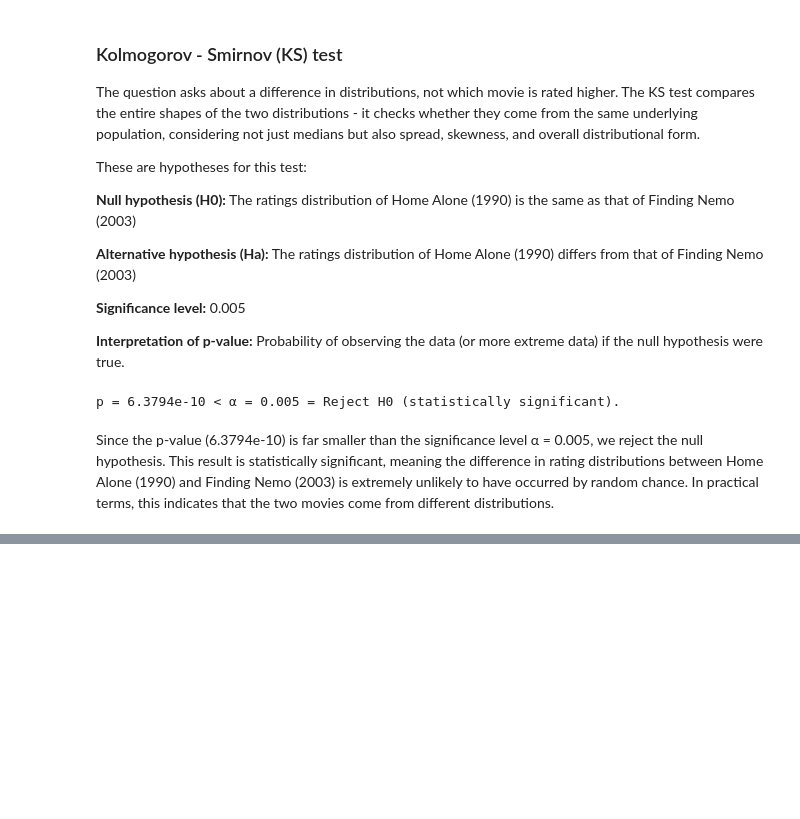
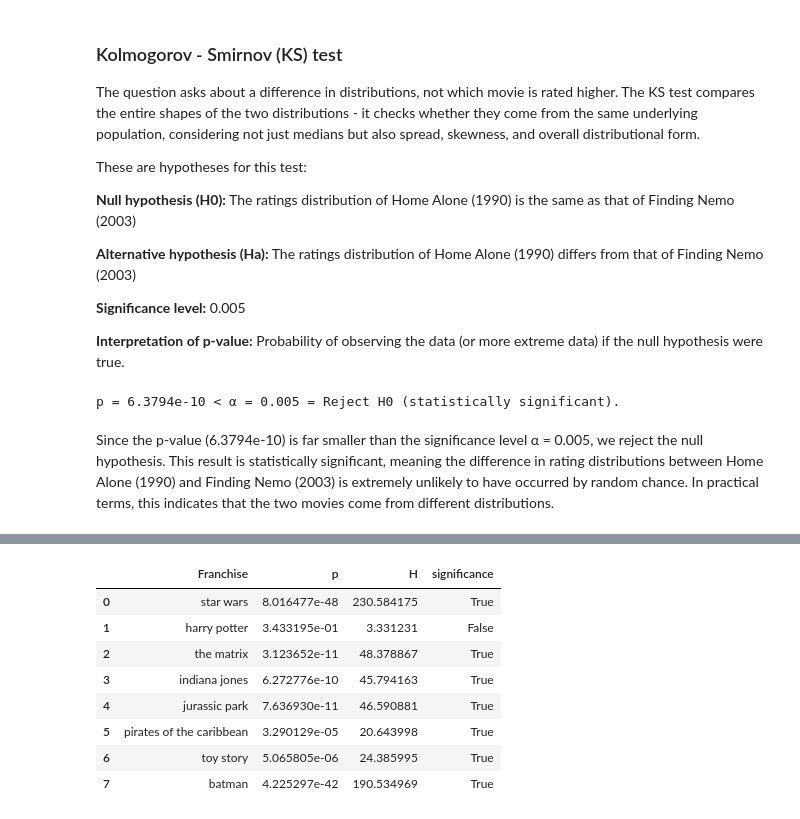
Before and after one commit to NBeibarys/Project-Hypothesis-Testing-of-MovieRatings-Using-Python, a Jupyter notebook: analyses/beibarys_questions7,8,9.ipynb, the cells around one changed output, grey strips where cells are left out. Cells and saved outputs as stored; diff of their text form; code cells hidden in the pictures; blank space fills up the shorter version.

```diff
--- a/analyses/beibarys_questions7,8,9.ipynb
+++ b/analyses/beibarys_questions7,8,9.ipynb
@@ -1743,0 +1792,36 @@ Since the p-value (6.3794e-10) is far smaller than the significance level α = 0
+# %%
+# copy the data for question 10 to avoid changes
+q10_df = df.copy()
+
+# list of franchises
+franchises = [
+    "star wars",
+    "harry potter",
+    "the matrix",
+    "indiana jones",
+    "jurassic park",
+    "pirates of the caribbean",
+    "toy story",
+    "batman"
+]
+
+# empty lists to hold analysis results
+Hvalues = []
+pvalues = []
+
+for movie_series in franchises:
+    res = franchise_analysis(q10_df, movie_series)
+    Hvalues.append(res["H"])
+    pvalues.append(res["p"])
+
+    print(f"Franchise: {movie_series} \t # of Movies: {len(res['movies'])}")
+
+# results
+df_results = pd.DataFrame({
+    "Franchise": franchises,
+    "p": pvalues,
+    "H": Hvalues,
+    #"Movies": movies_per_franchise
+})
+
+df_results["significance"] = df_results["p"] < 0.005
@@ -1743,0 +1837,13 @@ Since the p-value (6.3794e-10) is far smaller than the significance level α = 0
+# %%
+# show results in the dataset
+df_results
+# %% [output]
+|  | Franchise | p | H | significance |
+| 0 | star wars | 8.016477e-48 | 230.584175 | True |
+| 1 | harry potter | 3.433195e-01 | 3.331231 | False |
+| 2 | the matrix | 3.123652e-11 | 48.378867 | True |
+| 3 | indiana jones | 6.272776e-10 | 45.794163 | True |
+| 4 | jurassic park | 7.636930e-11 | 46.590881 | True |
+| 5 | pirates of the caribbean | 3.290129e-05 | 20.643998 | True |
+| 6 | toy story | 5.065805e-06 | 24.385995 | True |
+| 7 | batman | 4.225297e-42 | 190.534969 | True |
```
Also changed, not shown: parts of 4 cells of this notebook.
